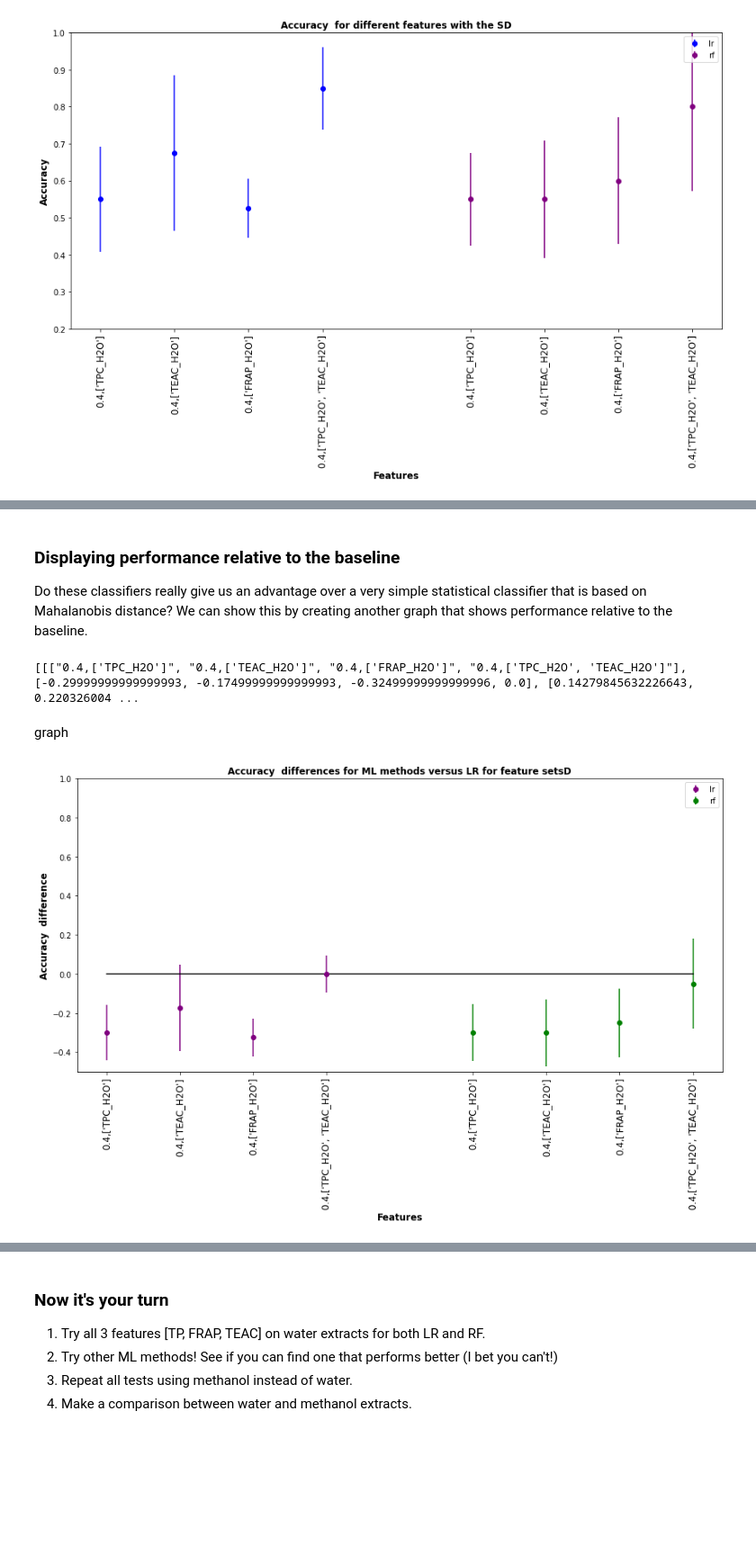
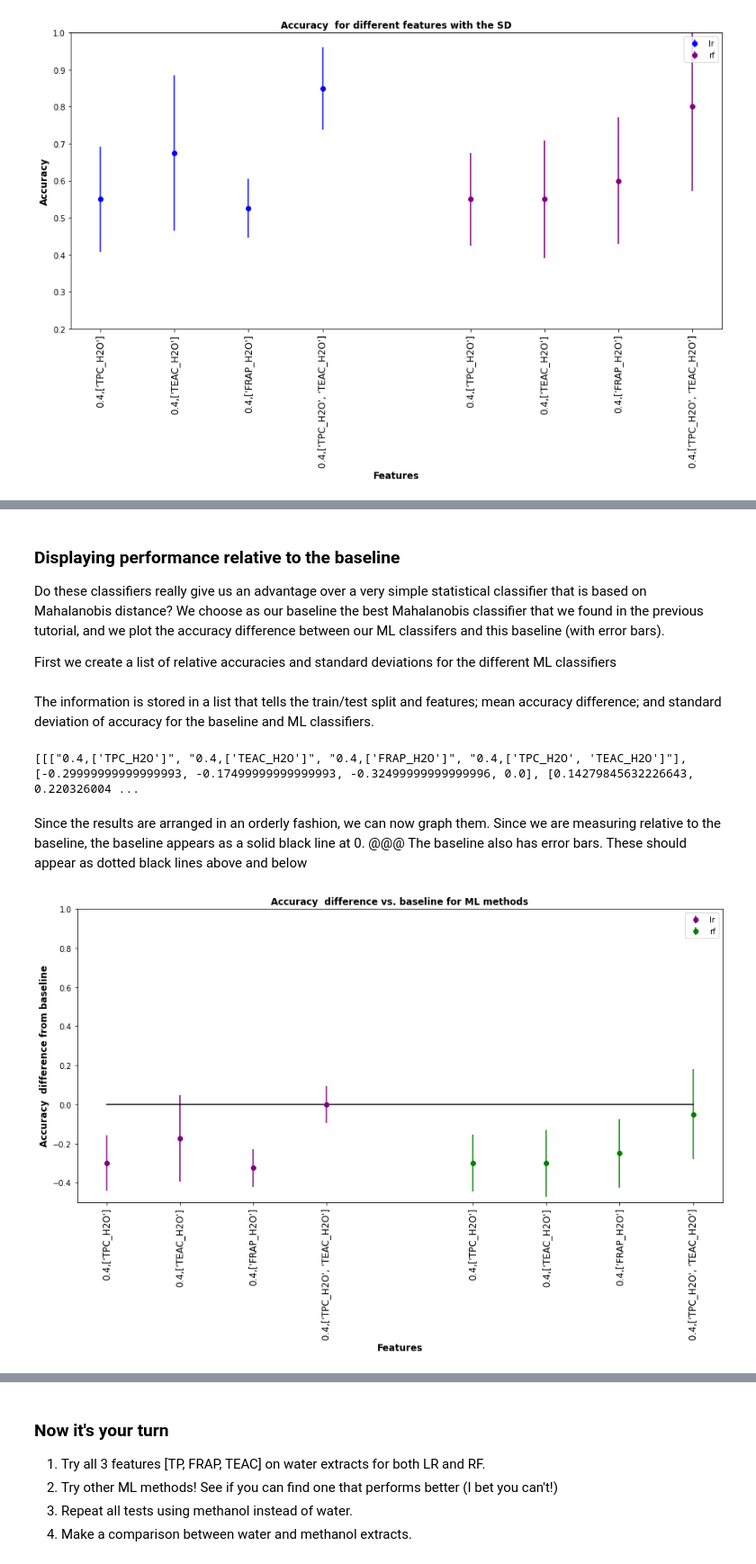
Before and after one commit to Hack4Dev/rooibosTea_classification, a Jupyter notebook: rooibos/tutorial4.ipynb, the cells around one changed output, grey strips where cells are left out. Shown at 90% size. Saved outputs shown, nothing was run; the diff lists cells and outputs as text; code cells hidden in the pictures; blank space fills up the shorter version.

```diff
--- a/rooibos/tutorial4.ipynb
+++ b/rooibos/tutorial4.ipynb
@@ -193,22 +196,28 @@ The only statistically significant result from the experiment is that the LR cla
 # %% [markdown]
 ### Displaying performance relative to the baseline
 
-Do these classifiers really give us an advantage over a very simple statistical classifier that is based on Mahalanobis distance? We can show this by creating another graph that shows performance relative to the baseline.
+Do these classifiers really give us an advantage over a very simple statistical classifier that is based on Mahalanobis distance? We choose as our baseline the best Mahalanobis classifier that we found in the previous tutorial, and we plot the accuracy difference between our ML classifers and this baseline (with error bars).
+
+First we create a list of relative accuracies and standard deviations for the different ML classifiers
 # %%
+# List containing data for different classifiers
 arr_diff_all = []
 
+# Loop through models to complie all data
 for m, m_key in zip (models, ml_dicts.keys()):
     acc_diff_arr = []
     sd_diff_arr = []
     for f_key in ml_dicts[m_key].keys():
 
+
         acc_diff_arr.append( ml_dicts[m_key][f_key][ 'tot_acc' ] -  base_dict["0.4,['TPC_H2O', 'TEAC_H2O']"][ 'tot_acc' ]  )
-#         print(acc_diff_arr)
 
-        sd_train = jack_SD( base_dict[key][ 'jack_train' ],  ml_dicts[m_key][f_key]['jack_train'] )[0]
-        sd_test = jack_SD(  base_dict[key][ 'jack_test' ] ,  ml_dicts[m_key][f_key]['jack_test']   )[0]
+        sd_train = jack_SD( base_dict["0.4,['TPC_H2O', 'TEAC_H2O']"][ 'jack_train' ],  ml_dicts[m_key][f_key]['jack_train'] )[0]
+        sd_test = jack_SD(  base_dict["0.4,['TPC_H2O', 'TEAC_H2O']"][ 'jack_test' ] ,  ml_dicts[m_key][f_key]['jack_test']   )[0]
 
         sd = np.sqrt( np.array((sd_train**2)) + np.array((sd_test**2)))
         sd_diff_arr.append(sd) # append sd_arr to an array
     arr_diff_all.append([ list(ml_dicts[m_key].keys()), acc_diff_arr, sd_diff_arr])
+# %% [markdown]
+The information is stored in a list that tells the train/test split and features; mean accuracy difference; and standard deviation of accuracy for the baseline and ML classifiers.
 # %%
@@ -217,31 +225,32 @@ print(arr_diff_all) # should we delete this line?
 # %% [output]
 [[["0.4,['TPC_H2O']", "0.4,['TEAC_H2O']", "0.4,['FRAP_H2O']", "0.4,['TPC_H2O', 'TEAC_H2O']"], [-0.29999999999999993, -0.17499999999999993, -0.32499999999999996, 0.0], [0.14279845632226643, 0.220326004 ...
 # %% [markdown]
-graph
+Since the results are arranged in an orderly fashion, we can now graph them. Since we are measuring relative to the baseline, the baseline appears as a solid black line at 0.
+@@@ The baseline also has error bars. These should appear as dotted black lines above and below
 # %%
 # colors = ['purple', 'green', 'orange', 'red', 'brown']
 colors = ['purple', 'green'] # colors for the different methods
 plt.figure(figsize=(15, 7))
-plt.title( "Accuracy  differences for ML methods versus LR for feature setsD", fontweight ='bold', fontsize =12)
+plt.title( "Accuracy  difference vs. baseline for ML methods", fontweight ='bold', fontsize =12)
 plt.xlabel("Features", fontweight ='bold', fontsize =12)
-plt.ylabel("Accuracy  difference", fontweight ='bold', fontsize =12)
+plt.ylabel("Accuracy  difference from baseline", fontweight ='bold', fontsize =12)
 count = 0
 n = 5
 space = [] # will be used to label the x-axis
 tickFeat = [] # will be used to label the x-axis
 
 for result, model, color in zip(arr_diff_all, models, colors):
     a = np.linspace(n*count, n*(1+count)-2,len(features))
     space.extend(a)
     tickFeat.extend(result[0])
     plt.errorbar( a, result[1], result[2], fmt='o', label =model[1], color = color)
     count += 1
 
 plt.plot(np.array(space), np.zeros(len(features)*len(models)), color = 'Black')
 plt.xticks(space, tickFeat, rotation = 'vertical',  fontsize =12)
 plt.ylim(-.5, 1)
 plt.legend()
 plt.show()
 # %% [output]
-[figure, old version]
+[figure, new version]
 # %% [markdown]
```
Also changed, not shown: parts of 13 cells of this notebook.
